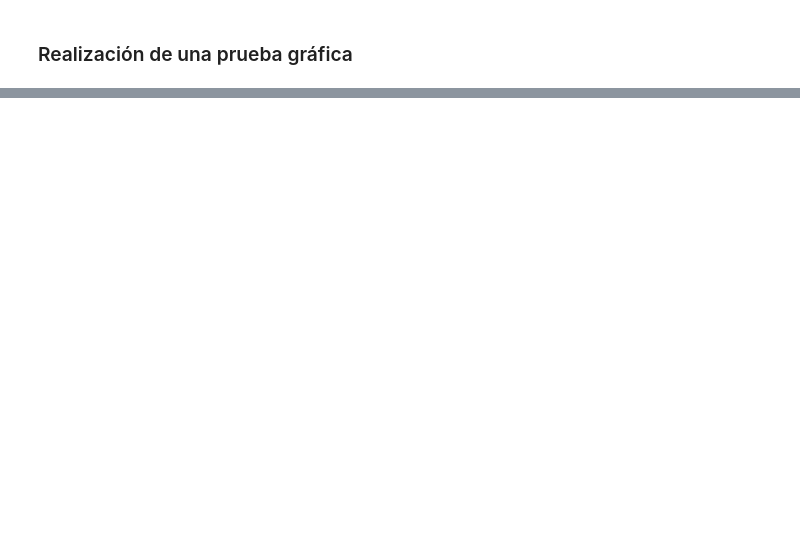
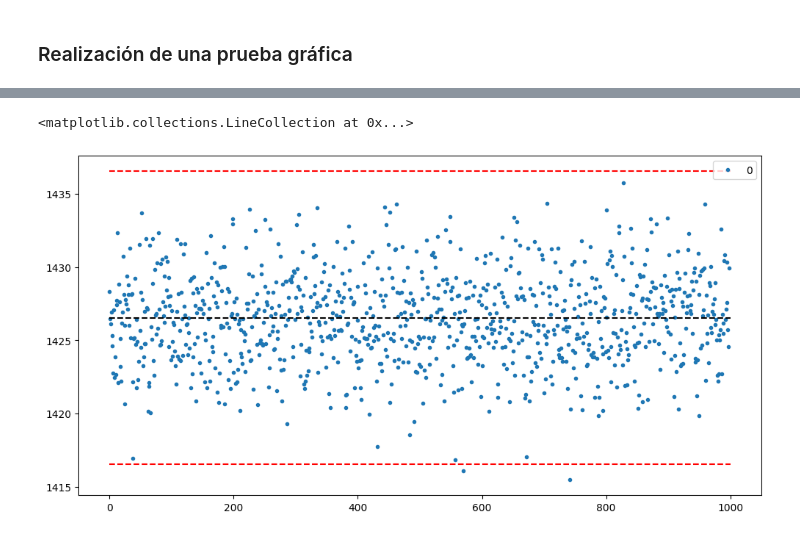
Before and after one commit to Cristiand056/Estadisticas-y-Machine-Learning-G8---ONE, a Jupyter notebook: estadistica_con_python_probabilidad_y_muestreo.ipynb, the cells around one changed output, grey strips where cells are left out. Cells and saved outputs as stored; diff of their text form; code cells hidden in the pictures; blank space fills up the shorter version.

```diff
--- a/estadistica_con_python_probabilidad_y_muestreo.ipynb
+++ b/estadistica_con_python_probabilidad_y_muestreo.ipynb
@@ -1356,0 +1364,3 @@ Estamos estudiando **los ingresos mensuales de los jefes de hogar con ingresos d
+# %%
+media = ingresos_5000.Ingreso.mean()
+media
@@ -1357,2 +1369,9 @@ Estamos estudiando **los ingresos mensuales de los jefes de hogar con ingresos d
 # %% [markdown]
 ### Calcular el tamaño de la muestra
+# %%
+z = norm.ppf(0.5+(0.95/2))
+e = 10
+N = ingresos_5000.shape[0]
+n = (z*(sigma/e))**2
+n = int(n.round())
+n
@@ -1359,2 +1380,5 @@ Estamos estudiando **los ingresos mensuales de los jefes de hogar con ingresos d
 # %% [markdown]
 ### Calcular el intervalo de confianza para la media
+# %%
+intervalo = norm.interval(0.95, loc=media, scale=(sigma/np.sqrt(n)))
+intervalo
@@ -1361,2 +1387,9 @@ Estamos estudiando **los ingresos mensuales de los jefes de hogar con ingresos d
 # %% [markdown]
 ### Realización de una prueba gráfica
+# %%
+import matplotlib.pyplot as plt
+
+tamanio_simulacion = 1000
+medias = [ingresos_5000.Ingreso.sample(n = n).mean() for i in range(1, tamanio_simulacion)]
+medias = pd.DataFrame(medias)
+medias.head()
@@ -1362,0 +1403,9 @@ Estamos estudiando **los ingresos mensuales de los jefes de hogar con ingresos d
+# %%
+ax = medias.plot(style='.')
+ax.figure.set_size_inches(12,6)
+ax.hlines(y=media, xmin=0, xmax=tamanio_simulacion, color='black', linestyle='--')
+ax.hlines(y=intervalo[0], xmin=0, xmax=tamanio_simulacion, color='red', linestyle='--')
+ax.hlines(y=intervalo[1], xmin=0, xmax=tamanio_simulacion, color='red', linestyle='--')
+# %% [output]
+<matplotlib.collections.LineCollection at 0x...>
+[figure, added]
```
Also changed, not shown: parts of 6 cells of this notebook.
